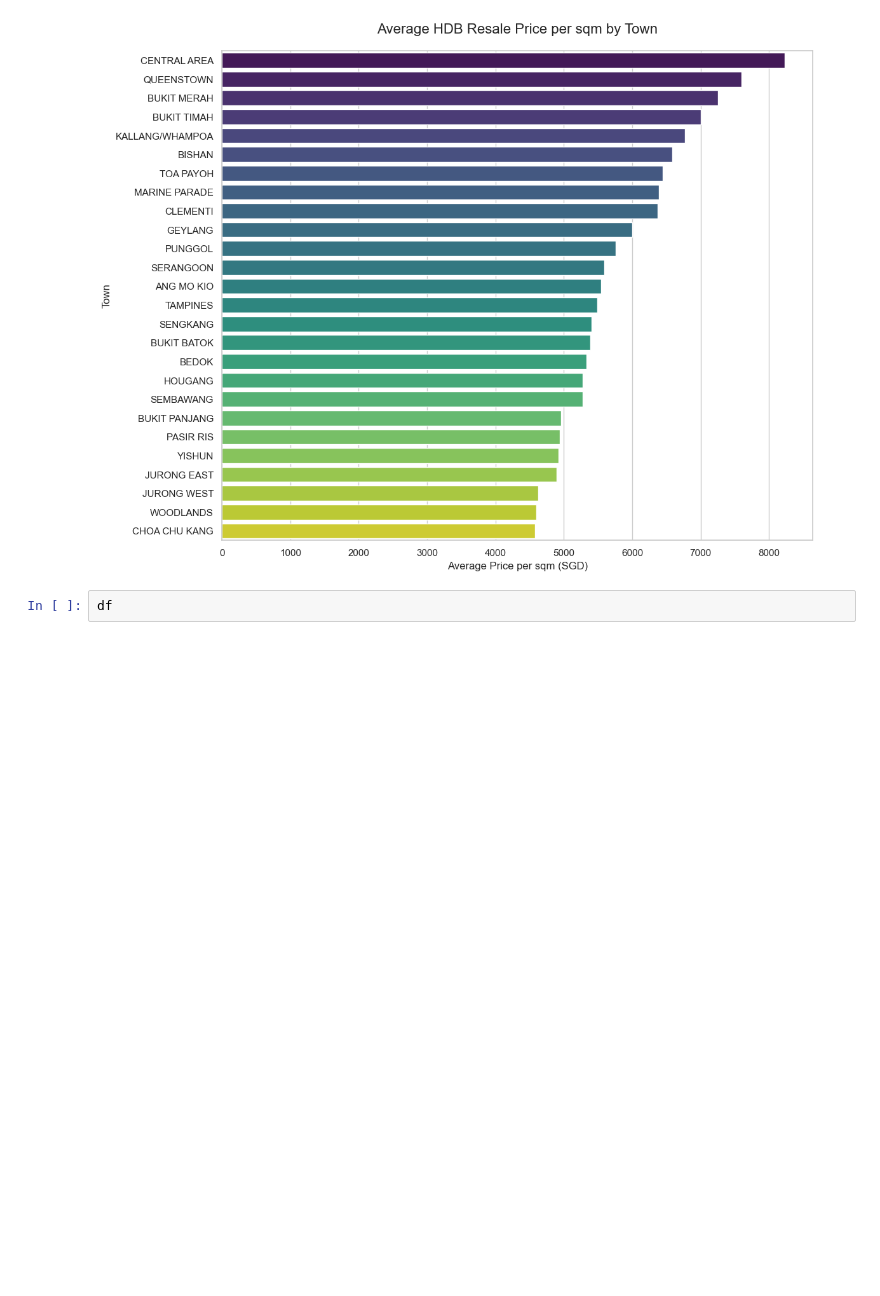
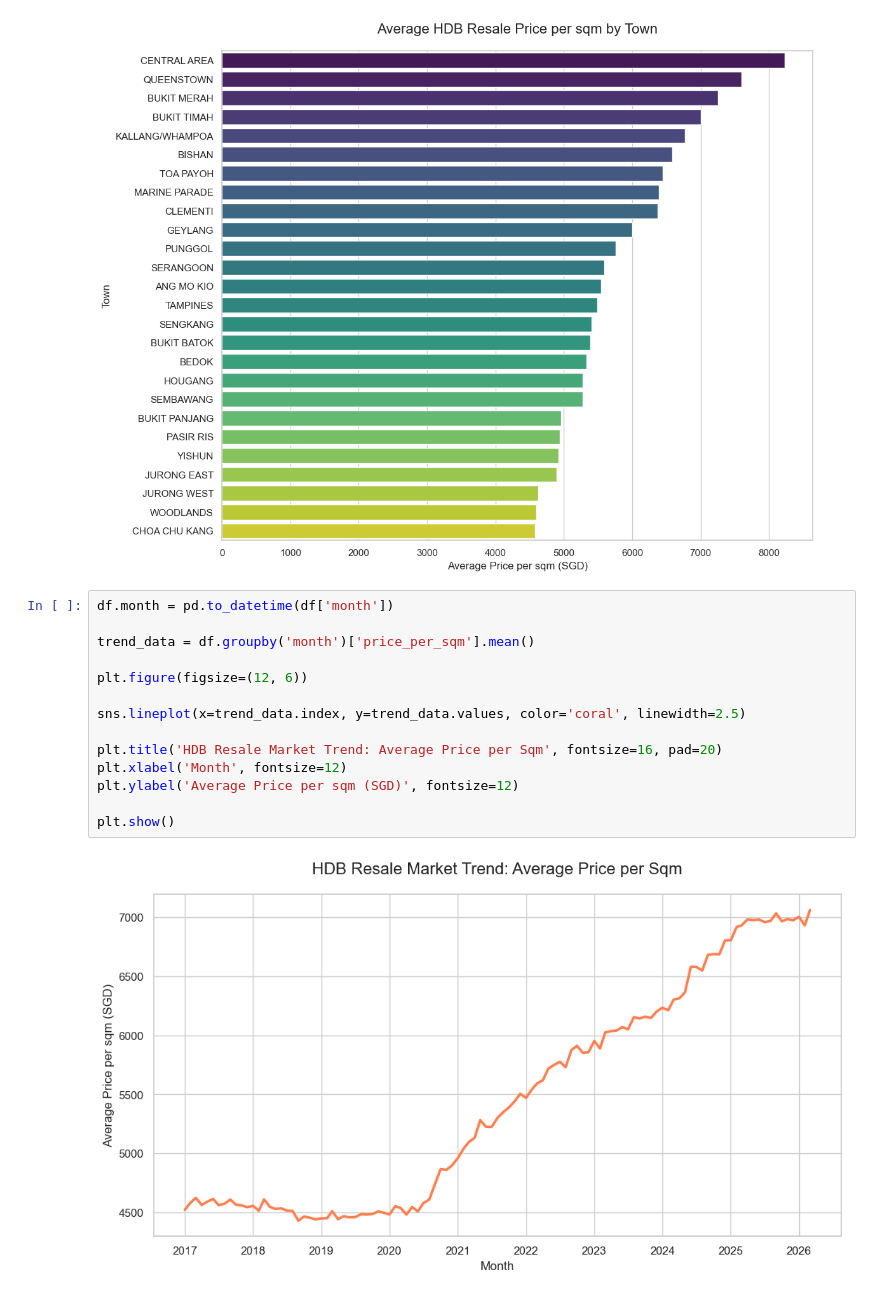
Before and after one commit to alsonlhy/HDB-Resale-Analysis, a Jupyter notebook: hdb_analysis.ipynb, the cells around one changed output. Drawn from its saved outputs; the diff is of its cells as text; blank space fills up the shorter version.

Commit message:
Add time series trend and lease decay scatter plot

```diff
--- a/hdb_analysis.ipynb
+++ b/hdb_analysis.ipynb
@@ -68,4 +68,18 @@ Passing `palette` without assigning `hue` is deprecated and will be removed in v
   sns.barplot(x=town_prices.values, y=town_prices.index, palette="viridis")
 [figure]
 # %%
-df
+df.month = pd.to_datetime(df['month'])
+
+trend_data = df.groupby('month')['price_per_sqm'].mean()
+
+plt.figure(figsize=(12, 6))
+
+sns.lineplot(x=trend_data.index, y=trend_data.values, color='coral', linewidth=2.5)
+
+plt.title('HDB Resale Market Trend: Average Price per Sqm', fontsize=16, pad=20)
+plt.xlabel('Month', fontsize=12)
+plt.ylabel('Average Price per sqm (SGD)', fontsize=12)
+
+plt.show()
+# %% [output]
+[figure, added]
```
Also changed, not shown: parts of 1 cell of this notebook.
